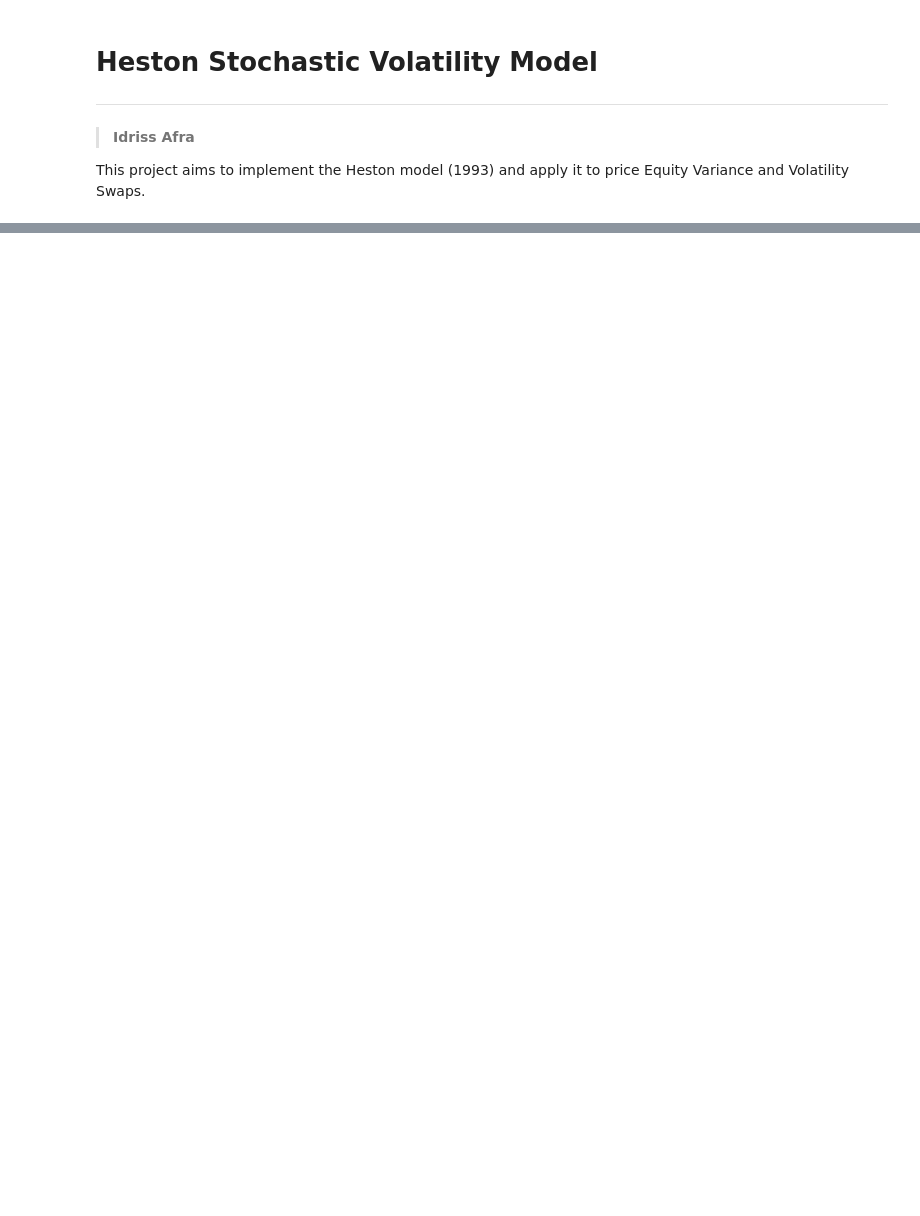
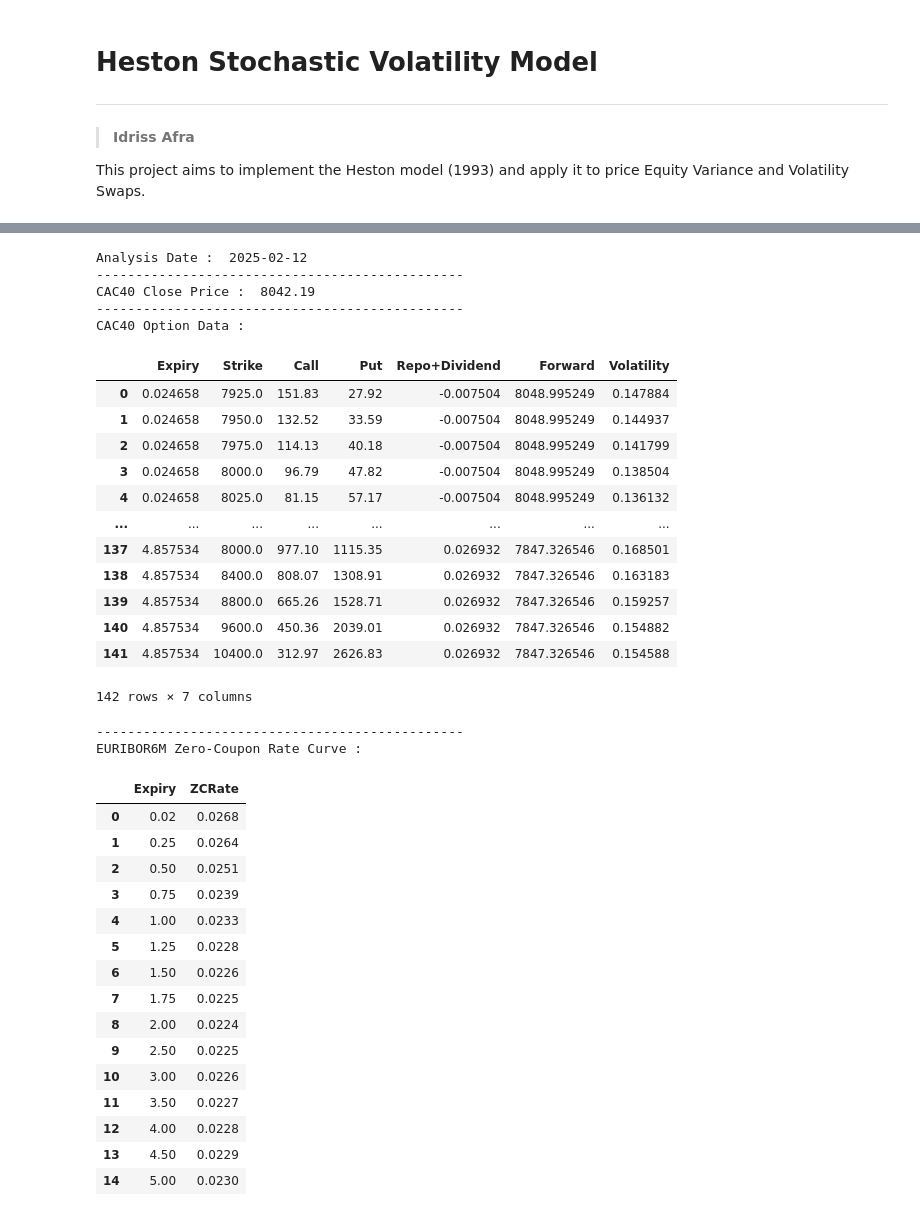
Before and after one commit to Idriss-Afra/Heston-Stochastic-Volatility-Model, a Jupyter notebook: Heston Stochastic Volatility Model.ipynb, the cells around one changed output, grey strips where cells are left out. Drawn from its saved outputs; the diff is of its cells as text; code cells hidden in the pictures; blank space fills up the shorter version.

```diff
--- a/Heston Stochastic Volatility Model.ipynb
+++ b/Heston Stochastic Volatility Model.ipynb
@@ -1040,0 +724,74 @@ The Square-Root of the Fair Variance Strike (Heston) up to 2025-12-19 is : 16.50
+# %%
+# Required Libraries
+import datetime
+import pandas as pd
+from scipy.interpolate import PchipInterpolator
+
+# Market Data Loading
+as_of_date = datetime.date(2025, 2, 12)
+print("Analysis Date : ", as_of_date)
+print("-----------------------------------------------")
+eq_underlying = "CAC40"
+S0 = 8042.19
+print(f"{eq_underlying} Close Price : ", S0)
+print("-----------------------------------------------")
+option_data = pd.read_csv(f"MarketData/{eq_underlying}_MarketData_{as_of_date.strftime('%d%m%Y')}.csv")
+print(f"{eq_underlying} Option Data :")
+display(option_data)
+print("-----------------------------------------------")
+rate_underlying = "EURIBOR6M"
+print(f"{rate_underlying} Zero-Coupon Rate Curve :")
+rates_data = pd.read_csv(f"MarketData/{rate_underlying}_ZCRates_{as_of_date.strftime('%d%m%Y')}.csv")
+display(rates_data)
+
+# ZC Rate Function: PCHIP Interpolation & Extrapolation
+if len(rates_data) < 2:
+    raise ValueError("rates_data must have at least 2 points for interpolation.")
+if (rates_data['ZCRate'] < -0.1).any() or (rates_data['ZCRate'] > 0.5).any():
+    warnings.warn("Some zero-coupon rates are outside typical range [-10%, 50%]. Check input data.")
+if rates_data['Expiry'].is_monotonic_increasing:
+    zc_rate = PchipInterpolator(rates_data['Expiry'], rates_data['ZCRate'], extrapolate=True)
+else:
+    raise ValueError("rates_data['Expiry'] is not monotonically increasing. Sort the data.")
+
+# Max expiry ~1Y
+exp_date = datetime.date(2026, 3, 20)
+T = (exp_date - as_of_date).days / 365.
+T = option_data['Expiry'].iloc[np.argmin(np.abs(option_data['Expiry'] - T))]
+# %% [output]
+Analysis Date :  2025-02-12
+-----------------------------------------------
+CAC40 Close Price :  8042.19
+-----------------------------------------------
+CAC40 Option Data :
+|  | Expiry | Strike | Call | Put | Repo+Dividend | Forward | Volatility |
+| 0 | 0.024658 | 7925.0 | 151.83 | 27.92 | -0.007504 | 8048.995249 | 0.147884 |
+| 1 | 0.024658 | 7950.0 | 132.52 | 33.59 | -0.007504 | 8048.995249 | 0.144937 |
+| 2 | 0.024658 | 7975.0 | 114.13 | 40.18 | -0.007504 | 8048.995249 | 0.141799 |
+| 3 | 0.024658 | 8000.0 | 96.79 | 47.82 | -0.007504 | 8048.995249 | 0.138504 |
+| 4 | 0.024658 | 8025.0 | 81.15 | 57.17 | -0.007504 | 8048.995249 | 0.136132 |
+| ... | ... | ... | ... | ... | ... | ... | ... |
+| 137 | 4.857534 | 8000.0 | 977.10 | 1115.35 | 0.026932 | 7847.326546 | 0.168501 |
+| 138 | 4.857534 | 8400.0 | 808.07 | 1308.91 | 0.026932 | 7847.326546 | 0.163183 |
+| 139 | 4.857534 | 8800.0 | 665.26 | 1528.71 | 0.026932 | 7847.326546 | 0.159257 |
+| 140 | 4.857534 | 9600.0 | 450.36 | 2039.01 | 0.026932 | 7847.326546 | 0.154882 |
+| 141 | 4.857534 | 10400.0 | 312.97 | 2626.83 | 0.026932 | 7847.326546 | 0.154588 |
+142 rows × 7 columns
+-----------------------------------------------
+EURIBOR6M Zero-Coupon Rate Curve :
+|  | Expiry | ZCRate |
+| 0 | 0.02 | 0.0268 |
+| 1 | 0.25 | 0.0264 |
+| 2 | 0.50 | 0.0251 |
+| 3 | 0.75 | 0.0239 |
+| 4 | 1.00 | 0.0233 |
+| 5 | 1.25 | 0.0228 |
+| 6 | 1.50 | 0.0226 |
+| 7 | 1.75 | 0.0225 |
+| 8 | 2.00 | 0.0224 |
+| 9 | 2.50 | 0.0225 |
+| 10 | 3.00 | 0.0226 |
+| 11 | 3.50 | 0.0227 |
+| 12 | 4.00 | 0.0228 |
+| 13 | 4.50 | 0.0229 |
+| 14 | 5.00 | 0.0230 |
```
Also changed, not shown: parts of 35 cells of this notebook, 2 other files.
